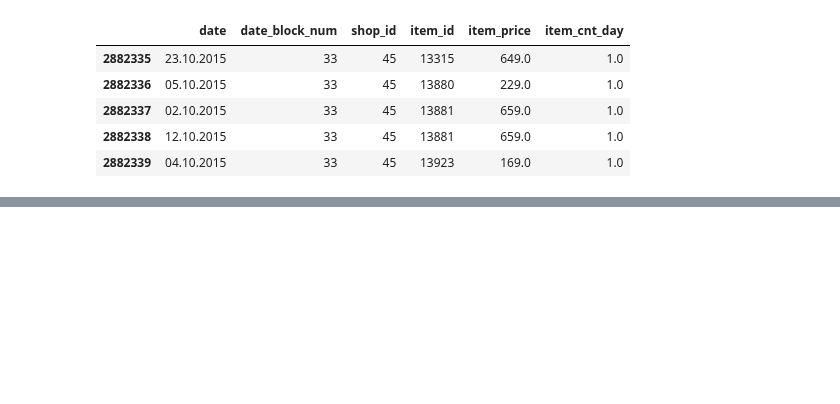
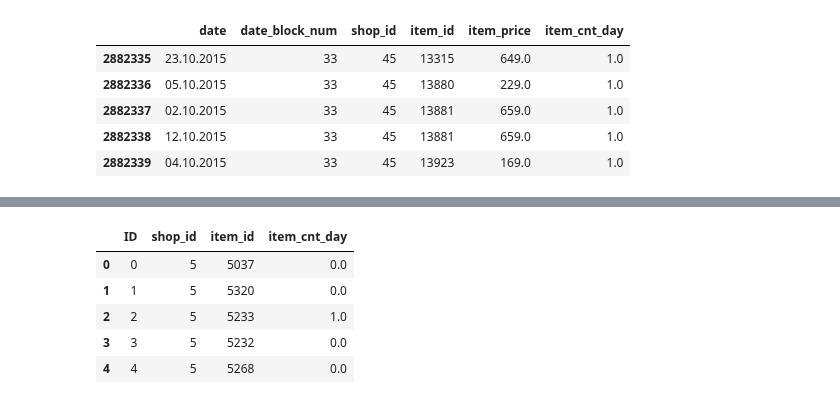
Before and after one commit to alessiorecchia/strive_exe, a Jupyter notebook: M4_Feature_Eng/06. FeatSel & DimRed/sales_exercise.ipynb, the cells around one changed output, grey strips where cells are left out. Saved outputs shown, nothing was run; the diff lists cells and outputs as text; code cells hidden in the pictures; blank space fills up the shorter version.

```diff
--- a/M4_Feature_Eng/06. FeatSel & DimRed/sales_exercise.ipynb
+++ b/M4_Feature_Eng/06. FeatSel & DimRed/sales_exercise.ipynb
@@ -104,0 +117,10 @@ df_october_sales.corr()['item_cnt_day'].abs().sort_values().plot.barh();
+# %%
+results.item_cnt_day = results.item_cnt_day.clip(lower=0, upper=20)
+results.head()
+# %% [output]
+|  | ID | shop_id | item_id | item_cnt_day |
+| 0 | 0 | 5 | 5037 | 0.0 |
+| 1 | 1 | 5 | 5320 | 0.0 |
+| 2 | 2 | 5 | 5233 | 1.0 |
+| 3 | 3 | 5 | 5232 | 0.0 |
+| 4 | 4 | 5 | 5268 | 0.0 |
```
Also changed, not shown: parts of 15 cells of this notebook.
